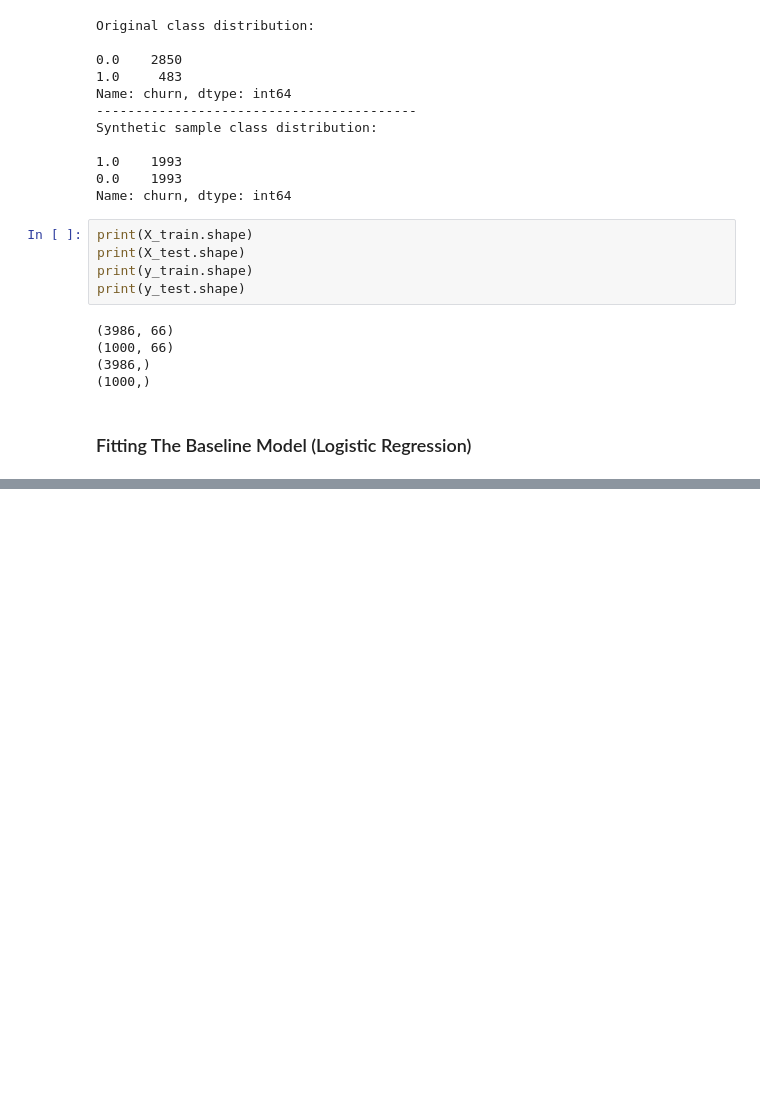
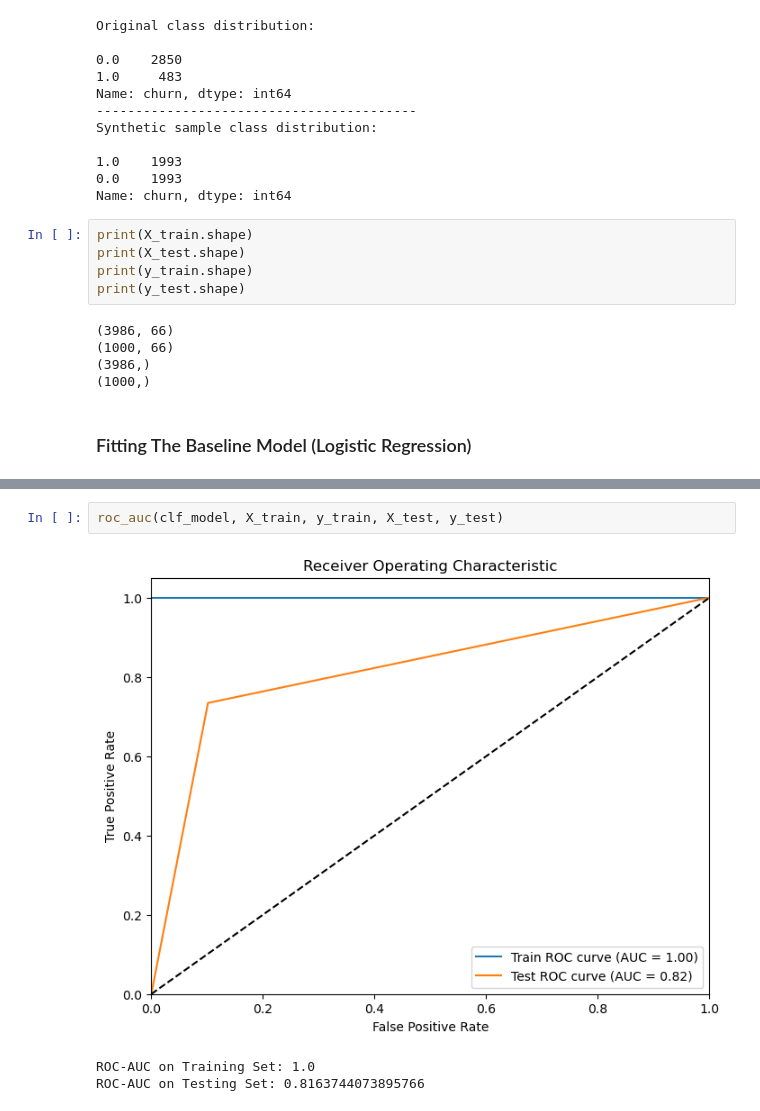
Before and after one commit to Emilly-Njue/Phase3-Project, a Jupyter notebook: customer_churn.ipynb, the cells around one changed output, grey strips where cells are left out. Cells and saved outputs as stored; diff of their text form; blank space fills up the shorter version.

```diff
--- a/customer_churn.ipynb
+++ b/customer_churn.ipynb
@@ -872,0 +848,6 @@ Confusion Matrix:
+# %%
+roc_auc(clf_model, X_train, y_train, X_test, y_test)
+# %% [output]
+[figure, added]
+ROC-AUC on Training Set: 1.0
+ROC-AUC on Testing Set: 0.8163744073895766
```
Also changed, not shown: parts of 58 cells of this notebook.
